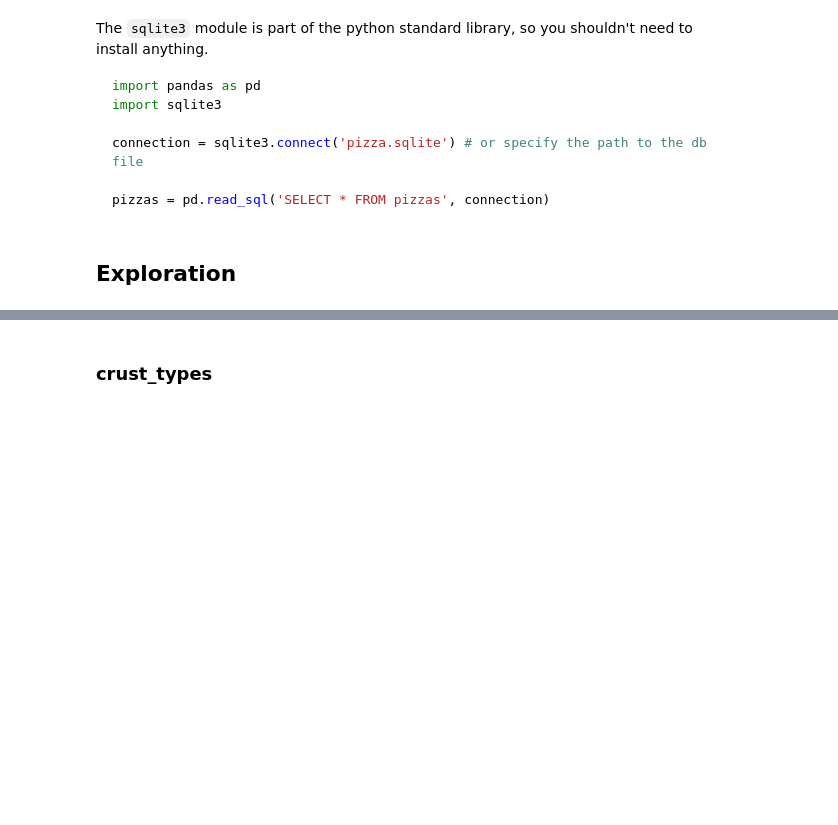
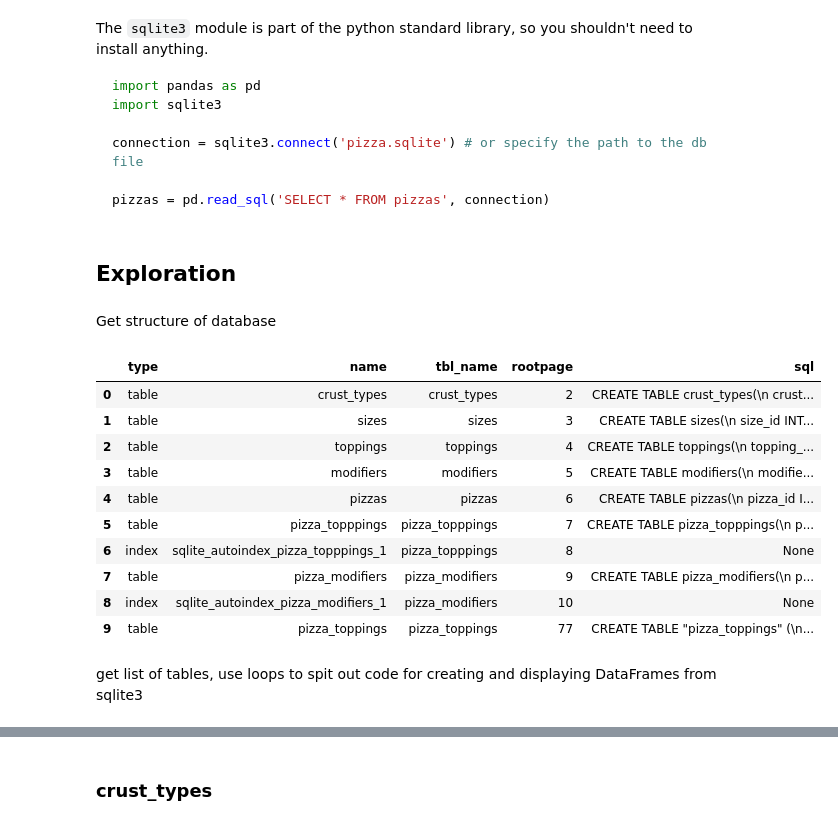
Before and after one commit to kjeliasen/zach_pandas, a Jupyter notebook: Zach_pandas_notebook.ipynb, the cells around one changed output, grey strips where cells are left out. Saved outputs shown, nothing was run; the diff lists cells and outputs as text; code cells hidden in the pictures; blank space fills up the shorter version.

```diff
--- a/Zach_pandas_notebook.ipynb
+++ b/Zach_pandas_notebook.ipynb
@@ -45,0 +37,19 @@ def show_df(df, heads=5):
+# %% [markdown]
+Get structure of database
+# %%
+pizza_master = pd.read_sql('SELECT * FROM sqlite_master', connection)
+display(pizza_master)
+# %% [output]
+|  | type | name | tbl_name | rootpage | sql |
+| 0 | table | crust_types | crust_types | 2 | CREATE TABLE crust_types(\n crust... |
+| 1 | table | sizes | sizes | 3 | CREATE TABLE sizes(\n size_id INT... |
+| 2 | table | toppings | toppings | 4 | CREATE TABLE toppings(\n topping_... |
+| 3 | table | modifiers | modifiers | 5 | CREATE TABLE modifiers(\n modifie... |
+| 4 | table | pizzas | pizzas | 6 | CREATE TABLE pizzas(\n pizza_id I... |
+| 5 | table | pizza_topppings | pizza_topppings | 7 | CREATE TABLE pizza_topppings(\n p... |
+| 6 | index | sqlite_autoindex_pizza_topppings_1 | pizza_topppings | 8 | None |
+| 7 | table | pizza_modifiers | pizza_modifiers | 9 | CREATE TABLE pizza_modifiers(\n p... |
+| 8 | index | sqlite_autoindex_pizza_modifiers_1 | pizza_modifiers | 10 | None |
+| 9 | table | pizza_toppings | pizza_toppings | 77 | CREATE TABLE "pizza_toppings" (\n... |
+# %% [markdown]
+get list of tables, use loops to spit out code for creating and displaying DataFrames from sqlite3
```
Also changed, not shown: parts of 62 cells of this notebook.
